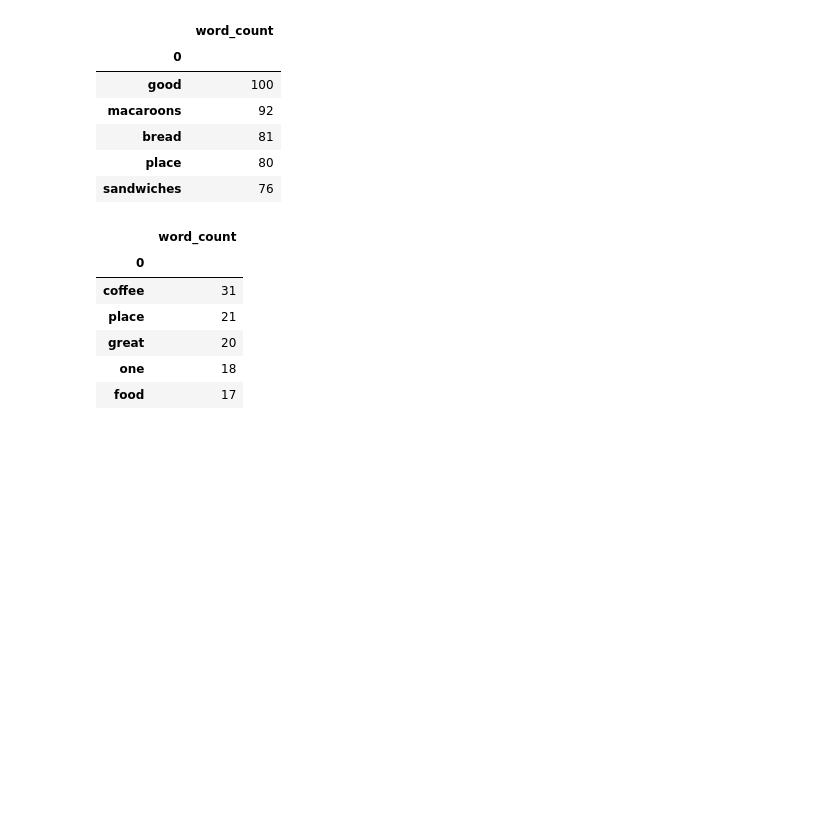
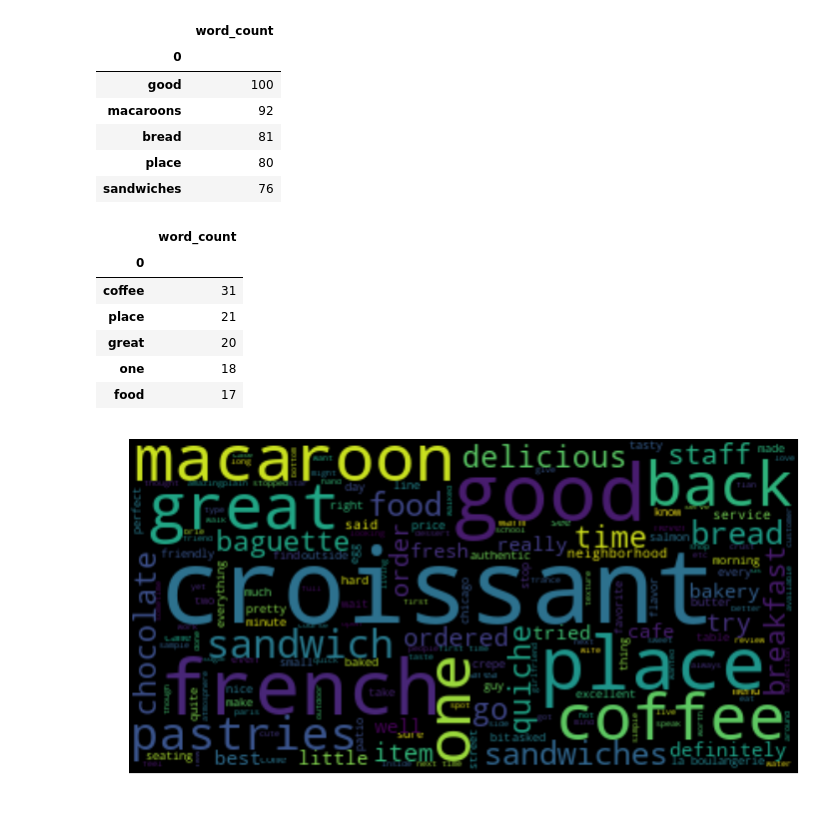
Before and after one commit to PoojaChopra123/pie_thon, a Jupyter notebook: jupyter notebooks/stacy_scratch.ipynb, the cells around one changed output. Cells and saved outputs as stored; diff of their text form; code cells hidden in the pictures; blank space fills up the shorter version.

Commit message:
added wordclouds and sentiment data

```diff
--- a/jupyter notebooks/stacy_scratch.ipynb
+++ b/jupyter notebooks/stacy_scratch.ipynb
@@ -1316,0 +1327,13 @@ logan_counts.to_csv('logan_word_counts.csv')
+# %%
+damen_master_string = ' '.join(damen_master_array)
+belmont_master_string = ' '.join(belmont_master_array)
+logan_master_string = ' '.join(logan_master_array)
+# %%
+#Damen All Word Cloud
+wordcloud = WordCloud().generate(damen_master_string)
+fig, ax = plt.subplots(figsize=(12, 9))
+plt.imshow(wordcloud, interpolation='bilinear')
+plt.axis("off")
+plt.savefig('damen_wordcloud.png')
+# %% [output]
+[figure, added]
```
Also changed, not shown: parts of 33 cells of this notebook, 7 other files.
